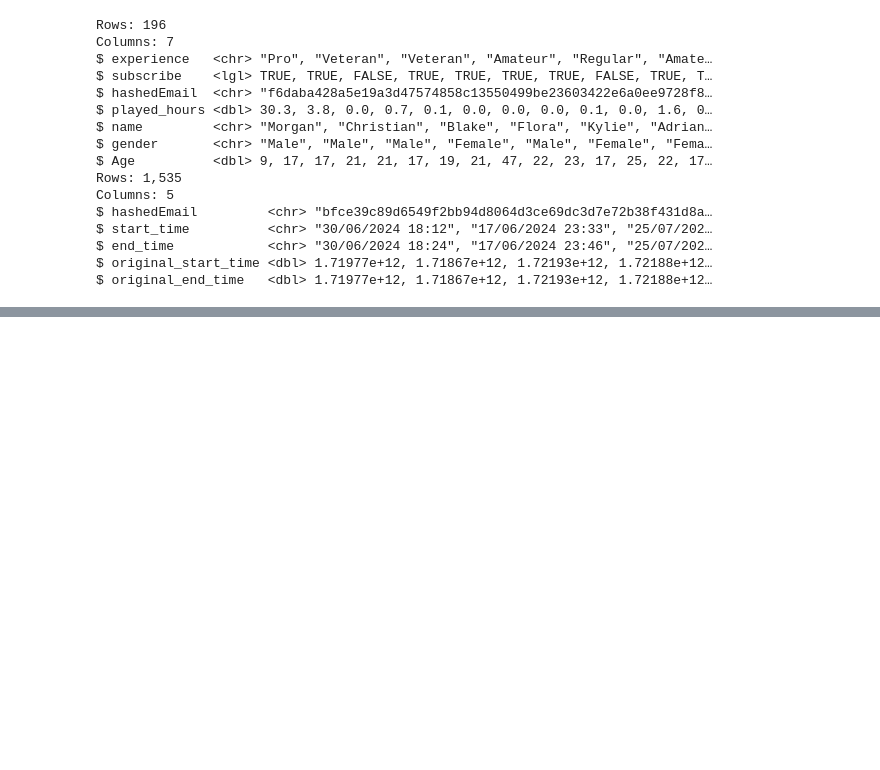
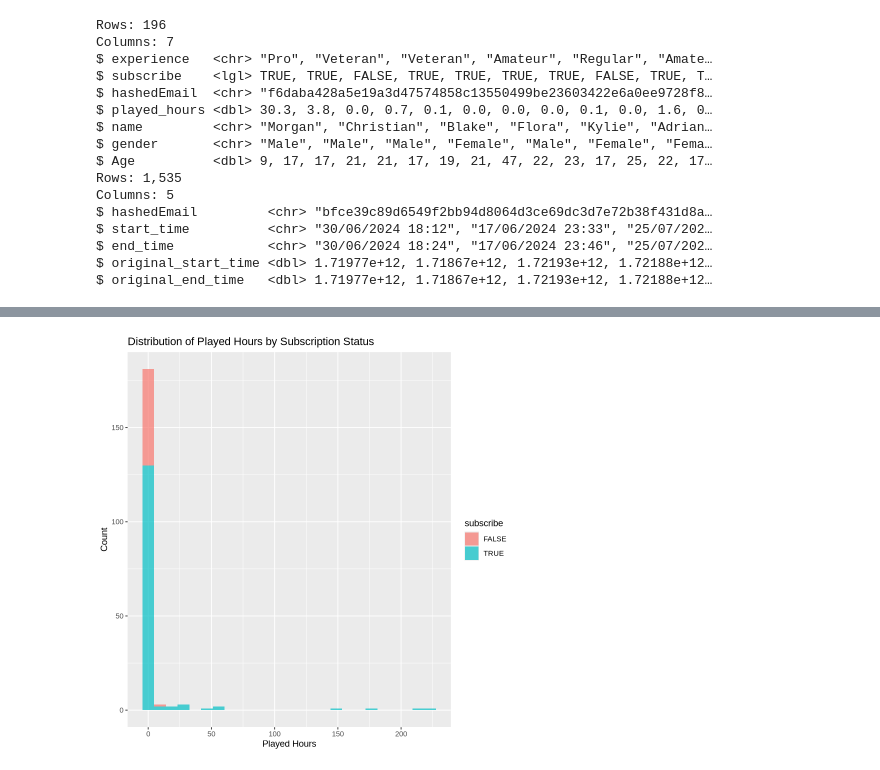
Before and after one commit to leeeeee1725/DSCI100_individual_planning_project, a Jupyter notebook: Individual Planning Report.ipynb, the cells around one changed output, grey strips where cells are left out. Saved outputs shown, nothing was run; the diff lists cells and outputs as text; code cells hidden in the pictures; blank space fills up the shorter version.

```diff
--- a/Individual Planning Report.ipynb
+++ b/Individual Planning Report.ipynb
@@ -102,0 +119,7 @@ $ original_end_time   <dbl> 1.71977e+12, 1.71867e+12, 1.72193e+12, 1.72188e+12
+# %%
+# Plot 2: Played hours vs. Subscription
+ggplot(players, aes(x = played_hours, fill = subscribe)) +
+  geom_histogram(bins = 25, alpha = 0.7) +
+  labs(title = "Distribution of Played Hours by Subscription Status", x = "Played Hours", y = "Count")
+# %% [output]
+[figure, added]
```
Also changed, not shown: parts of 6 cells of this notebook.
